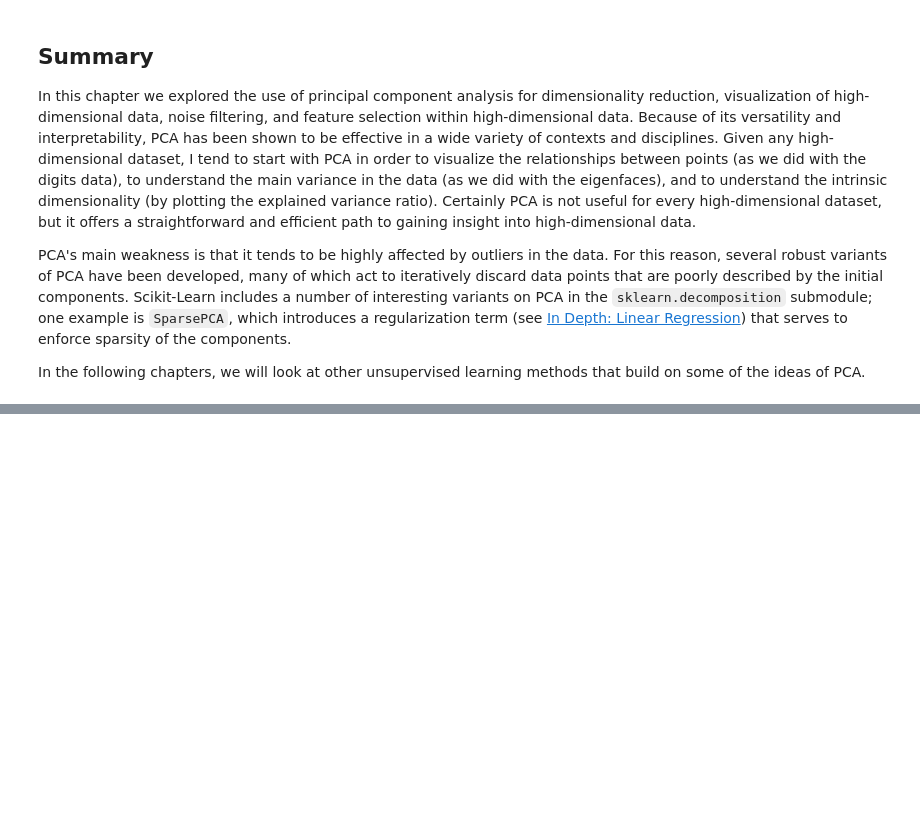
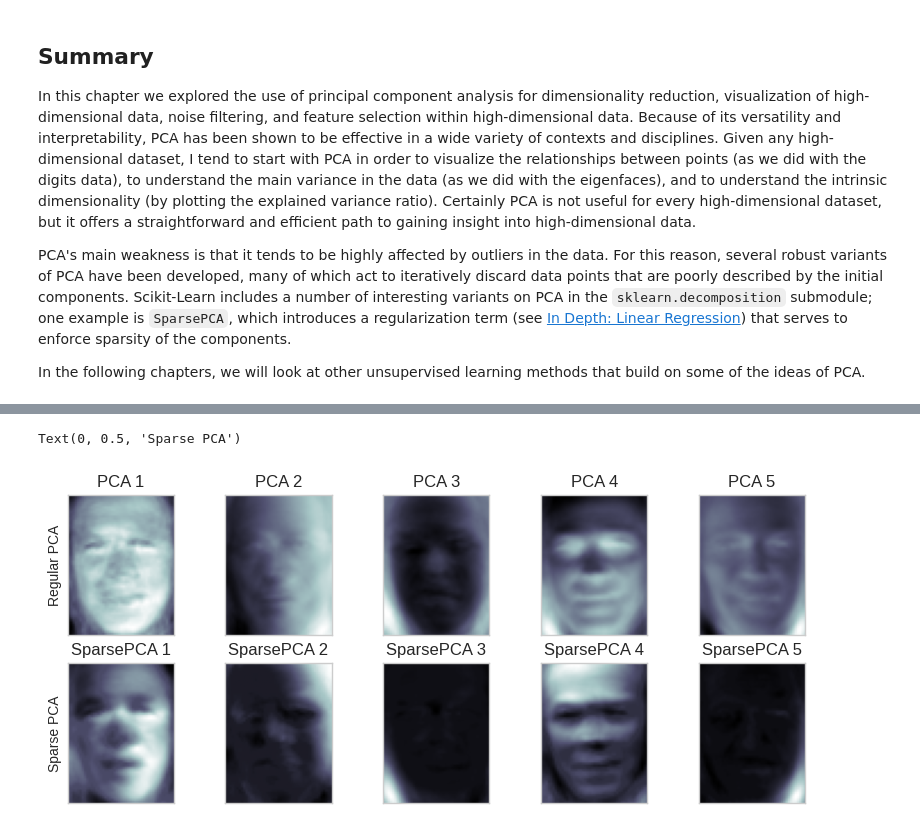
Before and after one commit to pujithasuribhatla/PCA_tutorial, a Jupyter notebook: 05_09_Principal_Component_Analysis.ipynb, the cells around one changed output, grey strips where cells are left out. Cells and saved outputs as stored; diff of their text form; code cells hidden in the pictures; blank space fills up the shorter version.

```diff
--- a/05_09_Principal_Component_Analysis.ipynb
+++ b/05_09_Principal_Component_Analysis.ipynb
@@ -421,0 +368,5 @@ plt.show()
+# %%
+#Transform and reconstruct faces
+
+sparse_components = sparse_pca.transform(faces.data)
+sparse_projected = sparse_pca.inverse_transform(sparse_components)
@@ -421,0 +387,22 @@ plt.show()
+# %%
+#Compare SparsePCA vs regular PCA components side by side
+
+fig, axes = plt.subplots(2, 5, figsize=(10, 4),
+                         subplot_kw={'xticks':[], 'yticks':[]},
+                         gridspec_kw=dict(hspace=0.2, wspace=0.1))
+
+for i in range(5):
+    # Regular PCA components
+    pca_10 = PCA(10, random_state=42).fit(faces.data)
+    axes[0, i].imshow(pca_10.components_[i].reshape(62, 47), cmap='bone')
+    axes[0, i].set_title(f'PCA {i+1}')
+
+    # SparsePCA components
+    axes[1, i].imshow(sparse_pca.components_[i].reshape(62, 47), cmap='bone')
+    axes[1, i].set_title(f'SparsePCA {i+1}')
+
+axes[0, 0].set_ylabel('Regular PCA')
+axes[1, 0].set_ylabel('Sparse PCA')
+# %% [output]
+Text(0, 0.5, 'Sparse PCA')
+[figure, added]
```
Also changed, not shown: parts of 8 cells of this notebook.
